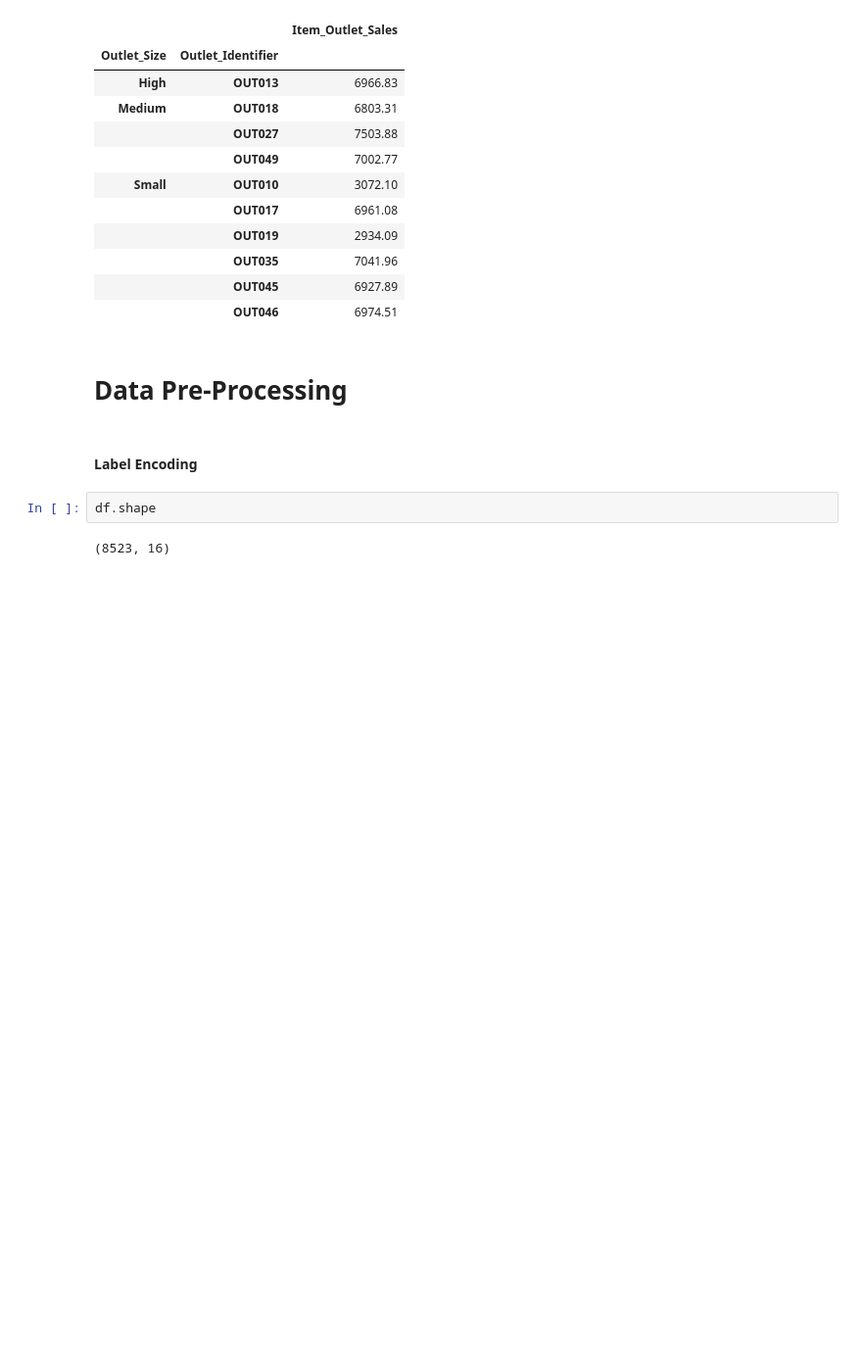
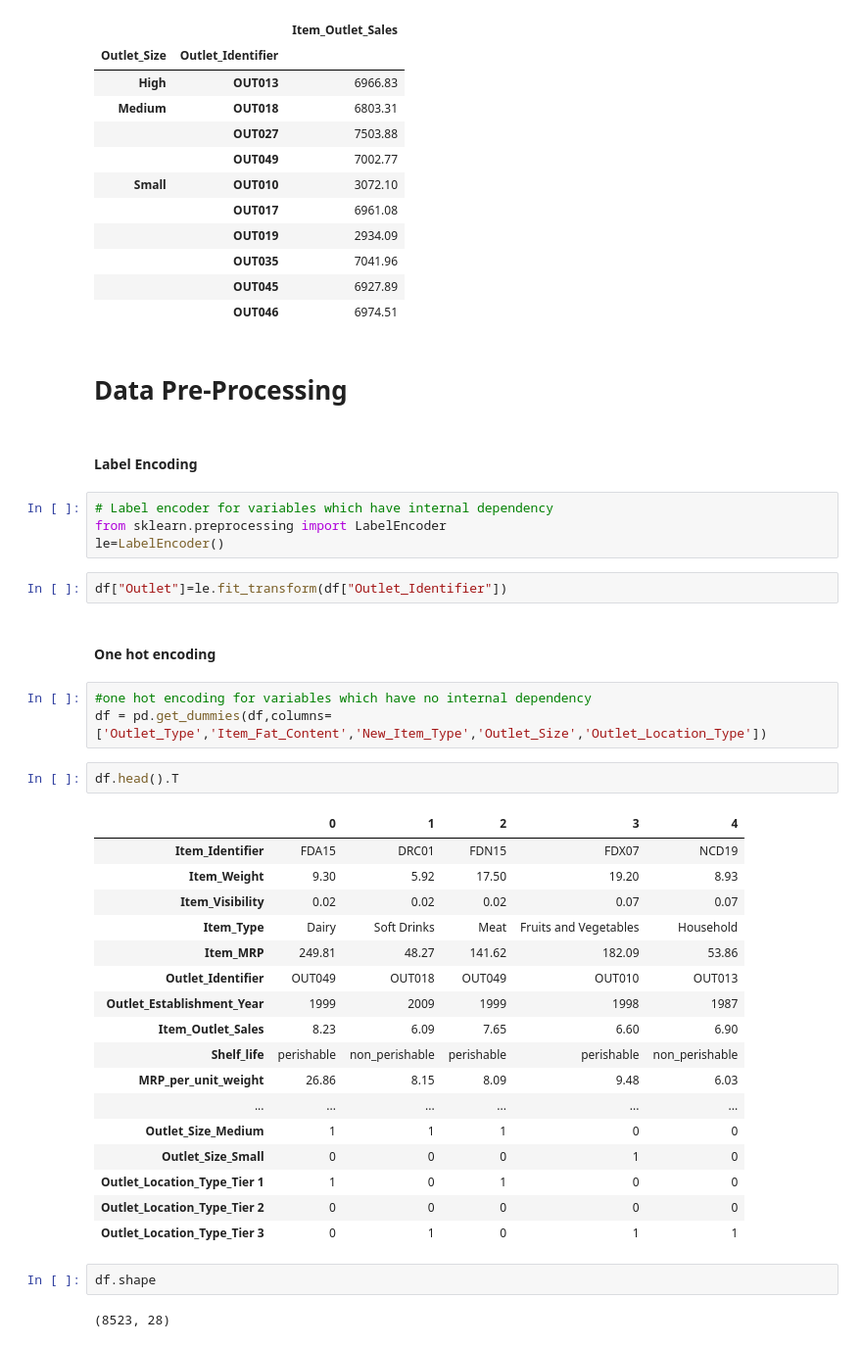
Before and after one commit to NEERAJDVENOM/Big-Mart-sales-pr, a Jupyter notebook: Big_Mart_Sales_Prediction.ipynb, the cells around one changed output. Shown: that part at 98% size. Drawn from its saved outputs; the diff is of its cells as text; blank space fills up the shorter version.

```diff
--- a/Big_Mart_Sales_Prediction.ipynb
+++ b/Big_Mart_Sales_Prediction.ipynb
@@ -601,7 +594,38 @@ df.pivot_table(values=['Item_Outlet_Sales'],index=['Outlet_Size','Outlet_Identif
 # Data Pre-Processing
 # %% [markdown]
 #### Label Encoding
+# %%
+# Label encoder for variables which have internal dependency
+from sklearn.preprocessing import LabelEncoder
+le=LabelEncoder()
+# %%
+df["Outlet"]=le.fit_transform(df["Outlet_Identifier"])
+# %% [markdown]
+#### One hot encoding
+# %%
+#one hot encoding for variables which have no internal dependency
+df = pd.get_dummies(df,columns=['Outlet_Type','Item_Fat_Content','New_Item_Type','Outlet_Size','Outlet_Location_Type'])
+# %%
+df.head().T
+# %% [output]
+|  | 0 | 1 | 2 | 3 | 4 |
+| Item_Identifier | FDA15 | DRC01 | FDN15 | FDX07 | NCD19 |
+| Item_Weight | 9.30 | 5.92 | 17.50 | 19.20 | 8.93 |
+| Item_Visibility | 0.02 | 0.02 | 0.02 | 0.07 | 0.07 |
+| Item_Type | Dairy | Soft Drinks | Meat | Fruits and Vegetables | Household |
+| Item_MRP | 249.81 | 48.27 | 141.62 | 182.09 | 53.86 |
+| Outlet_Identifier | OUT049 | OUT018 | OUT049 | OUT010 | OUT013 |
+| Outlet_Establishment_Year | 1999 | 2009 | 1999 | 1998 | 1987 |
+| Item_Outlet_Sales | 8.23 | 6.09 | 7.65 | 6.60 | 6.90 |
+| Shelf_life | perishable | non_perishable | perishable | perishable | non_perishable |
+| MRP_per_unit_weight | 26.86 | 8.15 | 8.09 | 9.48 | 6.03 |
+| ... | ... | ... | ... | ... | ... |
+| Outlet_Size_Medium | 1 | 1 | 1 | 0 | 0 |
+| Outlet_Size_Small | 0 | 0 | 0 | 1 | 0 |
+| Outlet_Location_Type_Tier 1 | 1 | 0 | 1 | 0 | 0 |
+| Outlet_Location_Type_Tier 2 | 0 | 0 | 0 | 0 | 0 |
+| Outlet_Location_Type_Tier 3 | 0 | 1 | 0 | 1 | 1 |
 # %%
 df.shape
 # %% [output]
-(8523, 16)
+(8523, 28)
```
Also changed, not shown: parts of 61 cells of this notebook.
